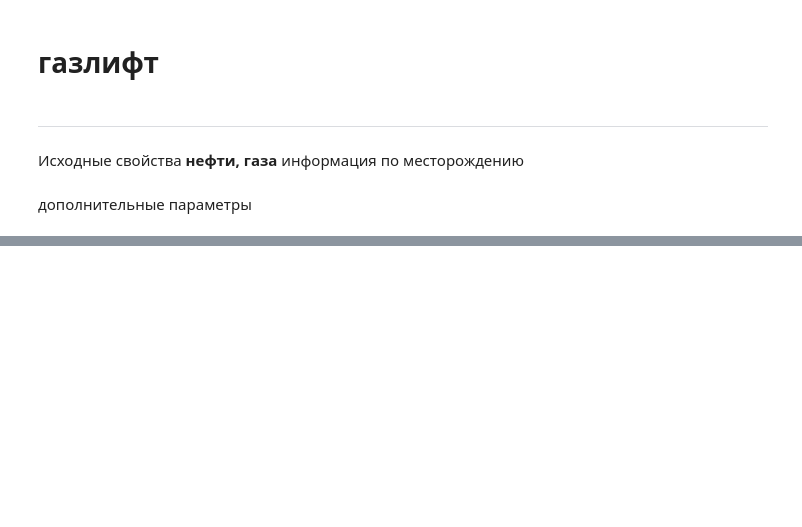
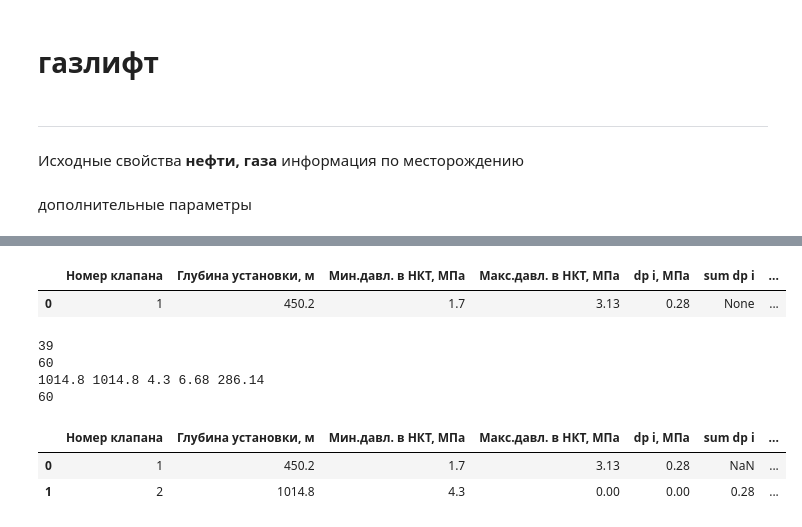
Before and after one commit to Gregoryish/MohovHW, a Jupyter notebook: gazlift.ipynb, the cells around one changed output, grey strips where cells are left out. Cells and saved outputs as stored; diff of their text form; code cells hidden in the pictures; blank space fills up the shorter version.

```diff
--- a/gazlift.ipynb
+++ b/gazlift.ipynb
@@ -127,0 +791,66 @@ density_gas_std
+# %%
+#вручную по пересечению 9 с --клапан 1
+p_max_tubing_1 = 3.13
+p_min_tubing_1, k_k_std
+dp_1 = (p_max_tubing_1-p_min_tubing_1)*k_k_std
+dp_1 = round(dp_1,3)
+parametrs_1= 1, h_valve_1, p_min_tubing_1, p_max_tubing_1,dp_1,None, p_gas_casing_1, t_casing_1, q_gas_valve, d_valve, d_valve_std, k_k_std, k_s_std, p_c, tar_c, p_c_std, p_tar
+list_valves = [dict(zip(names,parametrs_1))]
+pd.DataFrame(list_valves)
+# %% [output]
+|  | Номер клапана | Глубина установки, м | Мин.давл. в НКТ, МПа | Макс.давл. в НКТ, МПа | dp i, МПа | sum dp i | ... |
+| 0 | 1 | 450.2 | 1.7 | 3.13 | 0.28 | None | ... |
+# %%
+x, y = gazlift_dict[a_gas][0], gazlift_dict[a_gas][1]
+h_valve = h_valve_2
+index_h_valve = np.argmin(abs(y - h_valve))
+p_min_tubing = x[index_h_valve]
+h_min_tubing = y[index_h_valve]
+
+print(index_h_valve)
+x,y = list_p_casing-dp_1, list_h
+index_h_valve = np.argmin(abs(y - h_valve))
+p_gas_casing = x[index_h_valve]
+h_gas_casing= y[index_h_valve]
+h_valve, p_min_tubing, p_gas_casing
+print(index_h_valve)
+x,y = list_t, list_h
+index_h_valve = np.argmin(abs(y - h_valve))
+t_casing = x[index_h_valve]
+h_gas_casing = y[index_h_valve]
+print(h_min_tubing,h_valve, p_min_tubing, p_gas_casing,t_casing)
+print(index_h_valve)
+# %% [output]
+39
+60
+1014.8 1014.8 4.3 6.68 286.14
+60
+# %%
+p1, p2, t = p_gas_casing, p_min_tubing, t_casing
+d_valve = get_d_valve(q_gas_valve, relative_density_gas, t, p1, p2)*1000
+d_valve = round(d_valve,2)
+# %%
+d_valve_std, k_k_std, k_s_std = get_valve_std(d_valve)
+# %%
+k=2
+d_p=0.1
+p_c = (p_gas_casing - dp_1 + p_min_tubing*k_k_std)/k_s_std
+p_c = round(p_c,2)
+#давление заряки клапана
+tar_c = t_casing/293
+p_c_std = p_c/tar_c
+p_c_std = round(p_c_std,2)
+
+#номинальное давление тарировки p_tar
+tar_c = t_casing/293
+p_tar = p_c_std*k_s_std
+p_tar = round(p_tar,2)
+# %%
+parametrs_2 = k, h_valve, p_min_tubing, 0,0,dp_1, p_gas_casing, t_casing, q_gas_valve, d_valve, d_valve_std, k_k_std, k_s_std, p_c, tar_c, p_c_std, p_tar
+# %%
+list_valves = [dict(zip(names,parametrs_1)), dict(zip(names,parametrs_2))]
+pd.DataFrame(list_valves)
+# %% [output]
+|  | Номер клапана | Глубина установки, м | Мин.давл. в НКТ, МПа | Макс.давл. в НКТ, МПа | dp i, МПа | sum dp i | ... |
+| 0 | 1 | 450.2 | 1.7 | 3.13 | 0.28 | NaN | ... |
+| 1 | 2 | 1014.8 | 4.3 | 0.00 | 0.00 | 0.28 | ... |
```
Also changed, not shown: parts of 59 cells of this notebook, 7 other files.
